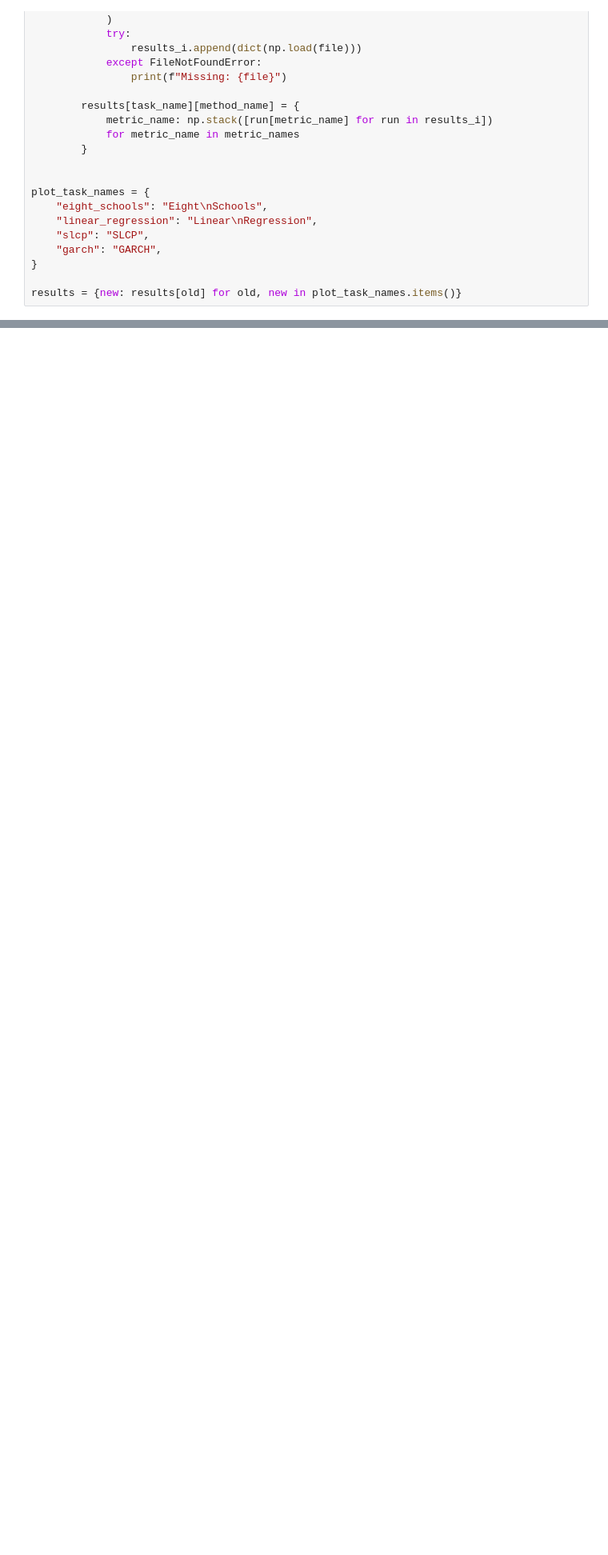
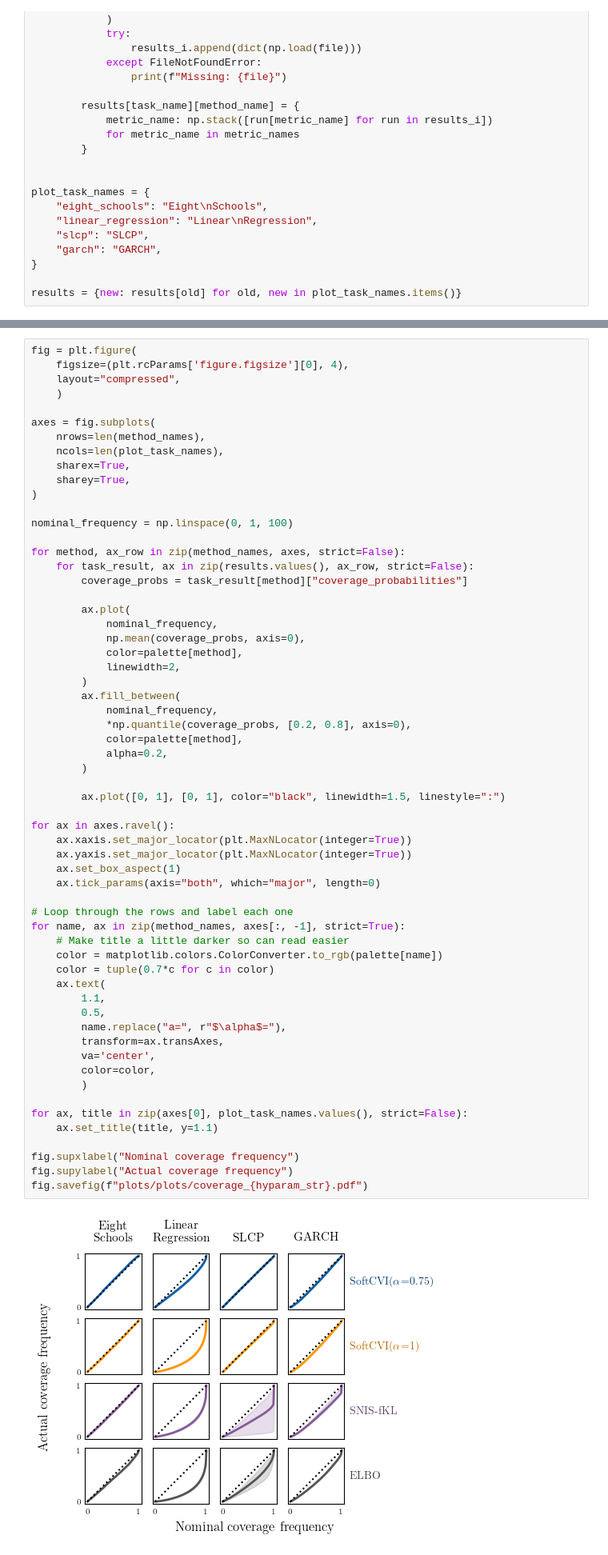
Before and after one commit to danielward27/softcvi_validation, a Jupyter notebook: plots/plot_results.ipynb, the cells around one changed output, grey strips where cells are left out. Shown at 80% size. Cells and saved outputs as stored; diff of their text form; blank space fills up the shorter version.

```diff
--- a/plots/plot_results.ipynb
+++ b/plots/plot_results.ipynb
@@ -171,3 +174,65 @@ total_fig.savefig(f"plots/plots/metrics_{hyparam_str}.pdf")
+# %%
+fig = plt.figure(
+    figsize=(plt.rcParams['figure.figsize'][0], 4),
+    layout="compressed",
+    )
+
+axes = fig.subplots(
+    nrows=len(method_names),
+    ncols=len(plot_task_names),
+    sharex=True,
+    sharey=True,
+)
+
+nominal_frequency = np.linspace(0, 1, 100)
+
+for method, ax_row in zip(method_names, axes, strict=False):
+    for task_result, ax in zip(results.values(), ax_row, strict=False):
+        coverage_probs = task_result[method]["coverage_probabilities"]
+
+        ax.plot(
+            nominal_frequency,
+            np.mean(coverage_probs, axis=0),
+            color=palette[method],
+            linewidth=2,
+        )
+        ax.fill_between(
+            nominal_frequency,
+            *np.quantile(coverage_probs, [0.2, 0.8], axis=0),
+            color=palette[method],
+            alpha=0.2,
+        )
+
+        ax.plot([0, 1], [0, 1], color="black", linewidth=1.5, linestyle=":")
+
+for ax in axes.ravel():
+    ax.xaxis.set_major_locator(plt.MaxNLocator(integer=True))
+    ax.yaxis.set_major_locator(plt.MaxNLocator(integer=True))
+    ax.set_box_aspect(1)
+    ax.tick_params(axis="both", which="major", length=0)
+
+# Loop through the rows and label each one
+for name, ax in zip(method_names, axes[:, -1], strict=True):
+    # Make title a little darker so can read easier
+    color = matplotlib.colors.ColorConverter.to_rgb(palette[name])
+    color = tuple(0.7*c for c in color)
+    ax.text(
+        1.1,
+        0.5,
+        name.replace("a=", r"$\alpha$="),
+        transform=ax.transAxes,
+        va='center',
+        color=color,
+        )
+
+for ax, title in zip(axes[0], plot_task_names.values(), strict=False):
+    ax.set_title(title, y=1.1)
+
+fig.supxlabel("Nominal coverage frequency")
+fig.supylabel("Actual coverage frequency")
+fig.savefig(f"plots/plots/coverage_{hyparam_str}.pdf")
+# %% [output]
+[figure, added]
 # %% [markdown]
 ### Run times
 # %%
```
Also changed, not shown: parts of 4 cells of this notebook, 3 other files.
